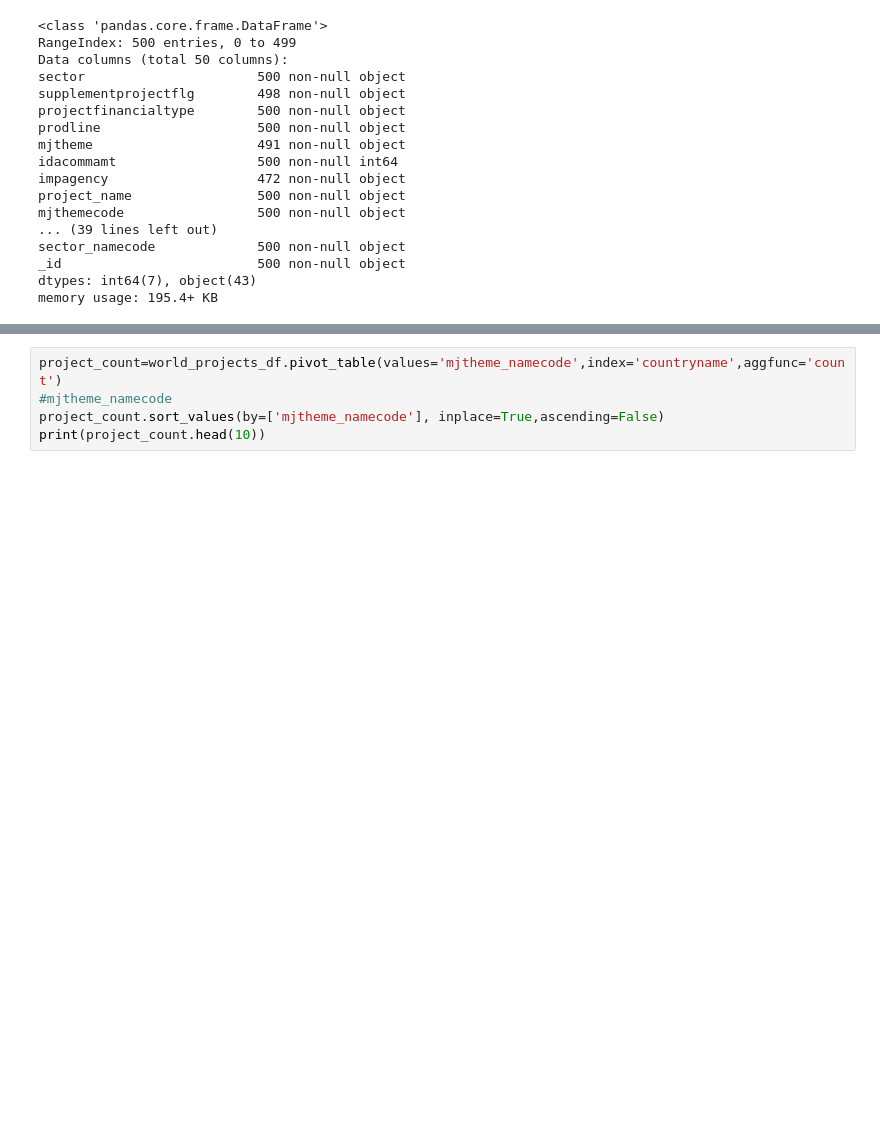
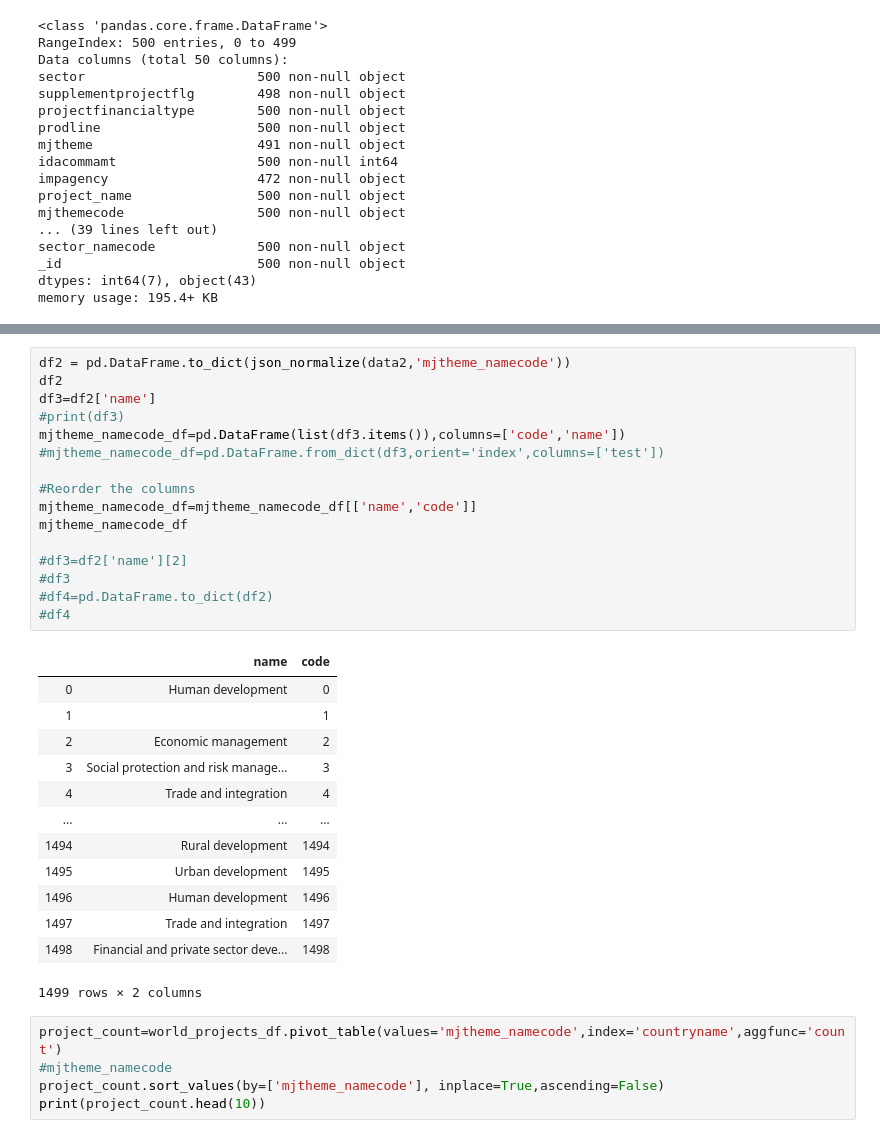
Before and after one commit to khtaho/Springboard, a Jupyter notebook: sliderule_dsi_json_exercise.ipynb, the cells around one changed output, grey strips where cells are left out. Saved outputs shown, nothing was run; the diff lists cells and outputs as text; blank space fills up the shorter version.

```diff
--- a/sliderule_dsi_json_exercise.ipynb
+++ b/sliderule_dsi_json_exercise.ipynb
@@ -225,6 +236,36 @@ df
 | 1403 | Urban Transport | Republic of Kenya | 9,8,5,4 | 1405 |
 | 1404 | Public administration- Transporta... | Republic of Kenya | 9,8,5,4 | 1405 |
 1405 rows × 4 columns
+# %%
+df2 = pd.DataFrame.to_dict(json_normalize(data2,'mjtheme_namecode'))
+df2
+df3=df2['name']
+#print(df3)
+mjtheme_namecode_df=pd.DataFrame(list(df3.items()),columns=['code','name'])
+#mjtheme_namecode_df=pd.DataFrame.from_dict(df3,orient='index',columns=['test'])
+
+#Reorder the columns
+mjtheme_namecode_df=mjtheme_namecode_df[['name','code']]
+mjtheme_namecode_df
+
+#df3=df2['name'][2]
+#df3
+#df4=pd.DataFrame.to_dict(df2)
+#df4
+# %% [output]
+|  | name | code |
+| 0 | Human development | 0 |
+| 1 |  | 1 |
+| 2 | Economic management | 2 |
+| 3 | Social protection and risk manage... | 3 |
+| 4 | Trade and integration | 4 |
+| ... | ... | ... |
+| 1494 | Rural development | 1494 |
+| 1495 | Urban development | 1495 |
+| 1496 | Human development | 1496 |
+| 1497 | Trade and integration | 1497 |
+| 1498 | Financial and private sector deve... | 1498 |
+1499 rows × 2 columns
 # %%
 project_count=world_projects_df.pivot_table(values='mjtheme_namecode',index='countryname',aggfunc='count')
 #mjtheme_namecode
```
Also changed, not shown: parts of 5 cells of this notebook.
